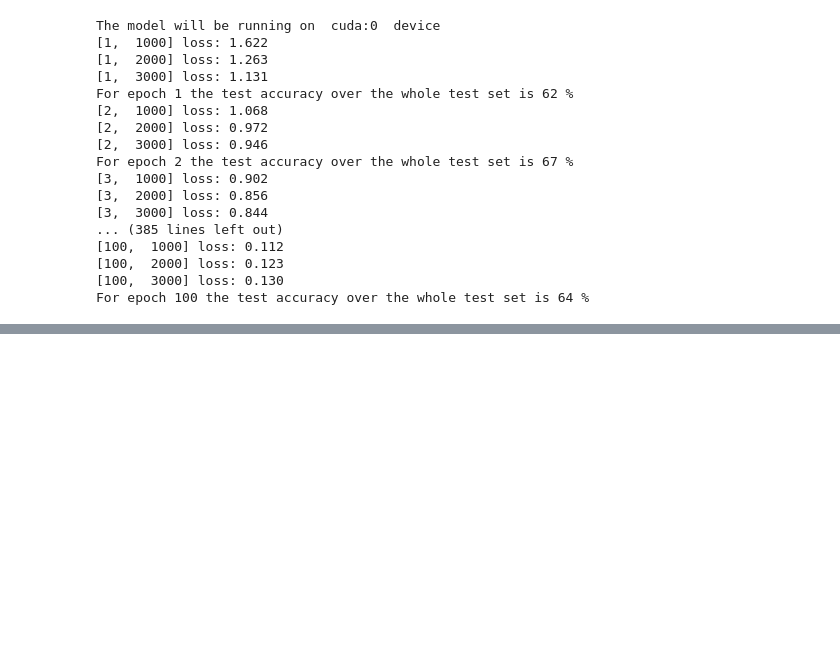
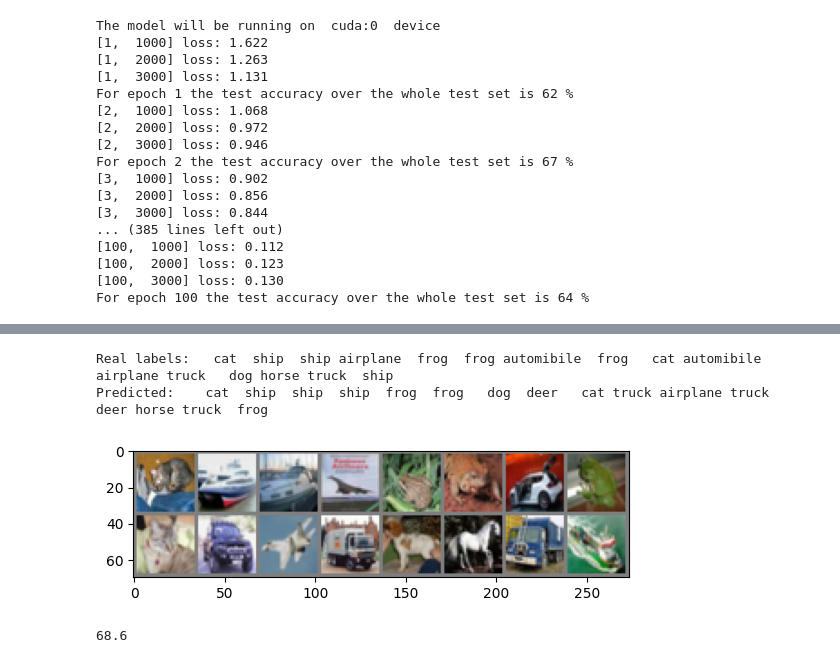
Before and after one commit to mohamedelhacen/cifar10-pytorch, a Jupyter notebook: processing.ipynb, the cells around one changed output, grey strips where cells are left out. Cells and saved outputs as stored; diff of their text form; code cells hidden in the pictures; blank space fills up the shorter version.

```diff
--- a/processing.ipynb
+++ b/processing.ipynb
@@ -76,0 +79,3 @@ For epoch 100 the test accuracy over the whole test set is 64 %
+# %%
+model = torch.load('model.pth')
+model.eval()
@@ -76,0 +95,10 @@ For epoch 100 the test accuracy over the whole test set is 64 %
+# %%
+test_batch(model, test_loader, classes, BATCH_SIZE)
+# %% [output]
+Real labels:   cat  ship  ship airplane  frog  frog automibile  frog   cat automibile airplane truck   dog horse truck  ship
+Predicted:    cat  ship  ship  ship  frog  frog   dog  deer   cat truck airplane truck  deer horse truck  frog
+[figure, added]
+# %%
+test_accuracy(model, test_loader)
+# %% [output]
+68.6
```
Also changed, not shown: parts of 3 cells of this notebook, 2 other files.
